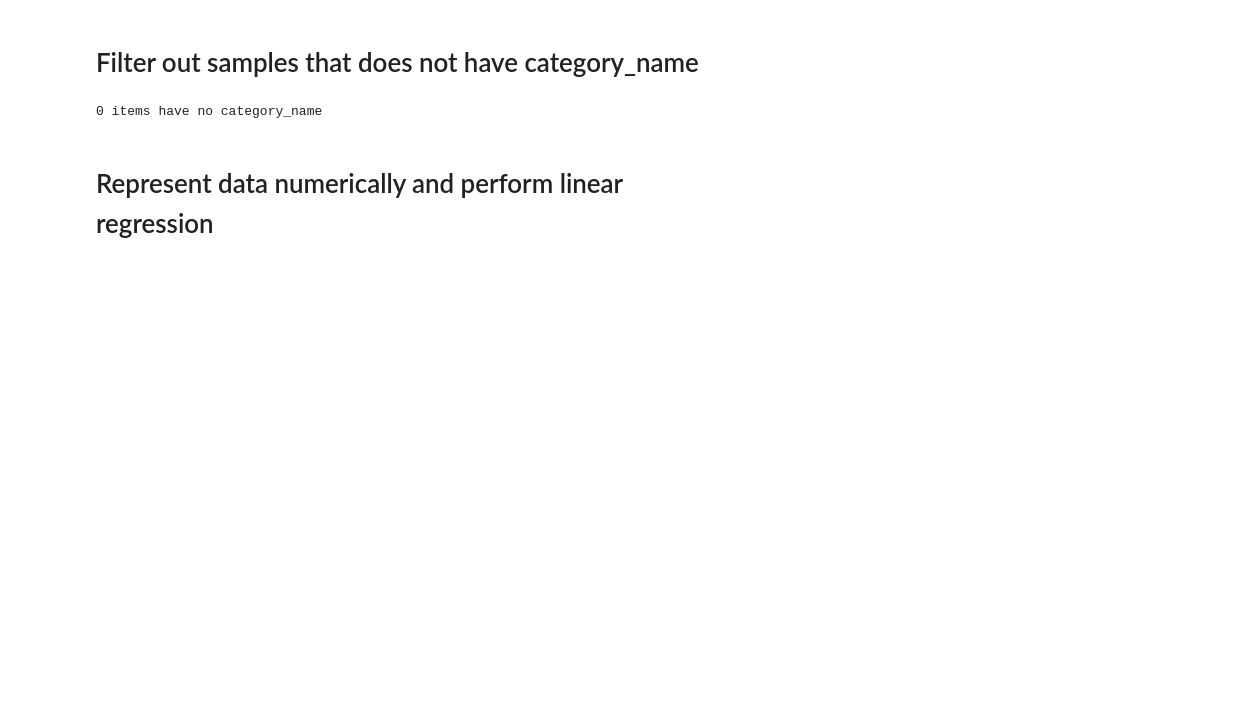
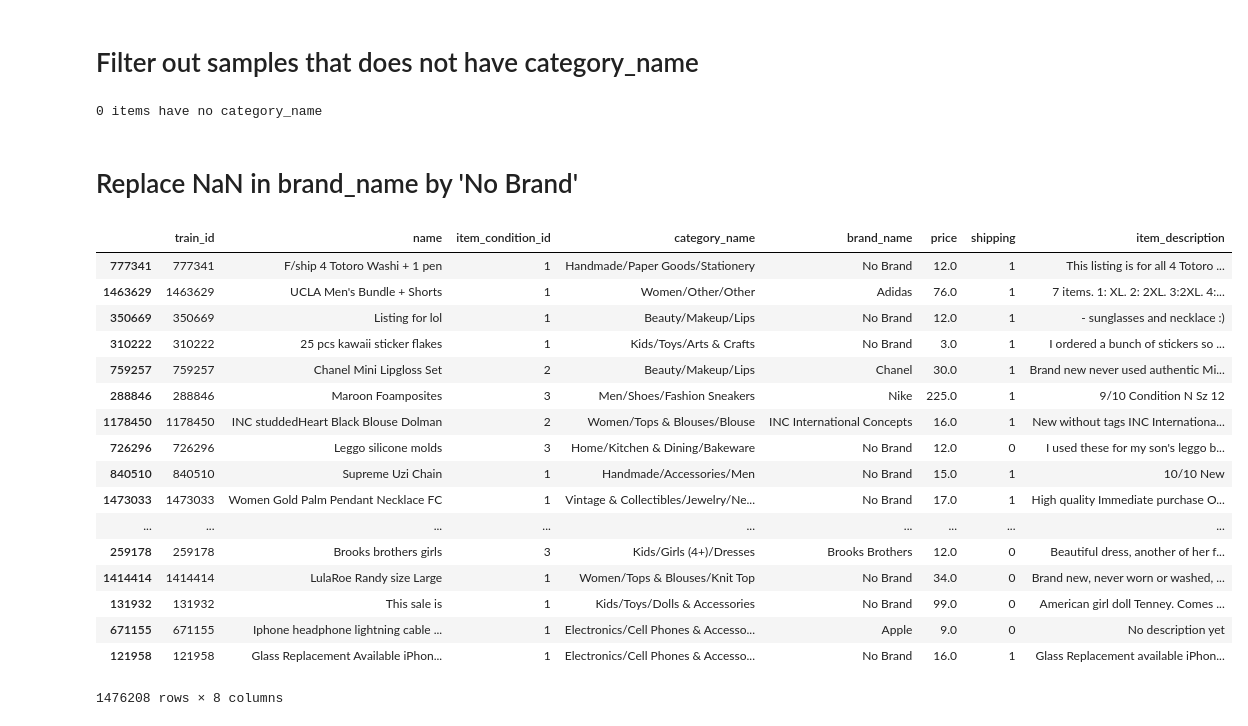
Before and after one commit to danhaus/ml-price-suggestion, a Jupyter notebook: models/Grouping_Brands/Grouping_Brands.ipynb, the cells around one changed output. Cells and saved outputs as stored; diff of their text form; code cells hidden in the pictures; blank space fills up the shorter version.

```diff
--- a/models/Grouping_Brands/Grouping_Brands.ipynb
+++ b/models/Grouping_Brands/Grouping_Brands.ipynb
@@ -77,5 +77,5 @@ if (settings['del']):
 print("%d items have no category_name" % data_reduced['category_name'].isna().sum())
 # %% [output]
 0 items have no category_name
-# %% [markdown]
-# Represent data numerically and perform linear regression
+# %% [markdown]
+# Replace NaN in brand_name by 'No Brand'
@@ -82,3 +84,24 @@ print("%d items have no category_name" % data_reduced['category_name'].isna().su
+# %%
+data_reduced
+# %% [output]
+|  | train_id | name | item_condition_id | category_name | brand_name | price | shipping | item_description |
+| 777341 | 777341 | F/ship 4 Totoro Washi + 1 pen | 1 | Handmade/Paper Goods/Stationery | No Brand | 12.0 | 1 | This listing is for all 4 Totoro ... |
+| 1463629 | 1463629 | UCLA Men's Bundle + Shorts | 1 | Women/Other/Other | Adidas | 76.0 | 1 | 7 items. 1: XL. 2: 2XL. 3:2XL. 4:... |
+| 350669 | 350669 | Listing for lol | 1 | Beauty/Makeup/Lips | No Brand | 12.0 | 1 | - sunglasses and necklace :) |
+| 310222 | 310222 | 25 pcs kawaii sticker flakes | 1 | Kids/Toys/Arts & Crafts | No Brand | 3.0 | 1 | I ordered a bunch of stickers so ... |
+| 759257 | 759257 | Chanel Mini Lipgloss Set | 2 | Beauty/Makeup/Lips | Chanel | 30.0 | 1 | Brand new never used authentic Mi... |
+| 288846 | 288846 | Maroon Foamposites | 3 | Men/Shoes/Fashion Sneakers | Nike | 225.0 | 1 | 9/10 Condition N Sz 12 |
+| 1178450 | 1178450 | INC studdedHeart Black Blouse Dolman | 2 | Women/Tops & Blouses/Blouse | INC International Concepts | 16.0 | 1 | New without tags INC Internationa... |
+| 726296 | 726296 | Leggo silicone molds | 3 | Home/Kitchen & Dining/Bakeware | No Brand | 12.0 | 0 | I used these for my son's leggo b... |
+| 840510 | 840510 | Supreme Uzi Chain | 1 | Handmade/Accessories/Men | No Brand | 15.0 | 1 | 10/10 New |
+| 1473033 | 1473033 | Women Gold Palm Pendant Necklace FC | 1 | Vintage & Collectibles/Jewelry/Ne... | No Brand | 17.0 | 1 | High quality Immediate purchase O... |
+| ... | ... | ... | ... | ... | ... | ... | ... | ... |
+| 259178 | 259178 | Brooks brothers girls | 3 | Kids/Girls (4+)/Dresses | Brooks Brothers | 12.0 | 0 | Beautiful dress, another of her f... |
+| 1414414 | 1414414 | LulaRoe Randy size Large | 1 | Women/Tops & Blouses/Knit Top | No Brand | 34.0 | 0 | Brand new, never worn or washed, ... |
+| 131932 | 131932 | This sale is | 1 | Kids/Toys/Dolls & Accessories | No Brand | 99.0 | 0 | American girl doll Tenney. Comes ... |
+| 671155 | 671155 | Iphone headphone lightning cable ... | 1 | Electronics/Cell Phones & Accesso... | Apple | 9.0 | 0 | No description yet |
+| 121958 | 121958 | Glass Replacement Available iPhon... | 1 | Electronics/Cell Phones & Accesso... | No Brand | 16.0 | 1 | Glass Replacement available iPhon... |
+1476208 rows × 8 columns
 # %%
 unique_cns = data_reduced.category_name.unique() # array of unique category names
 # %%
```
Also changed, not shown: parts of 48 cells of this notebook.
